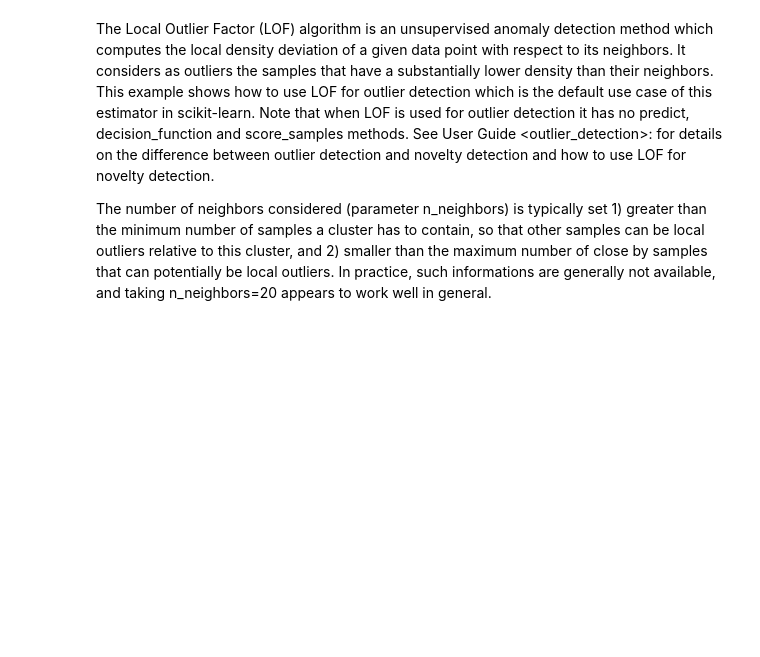
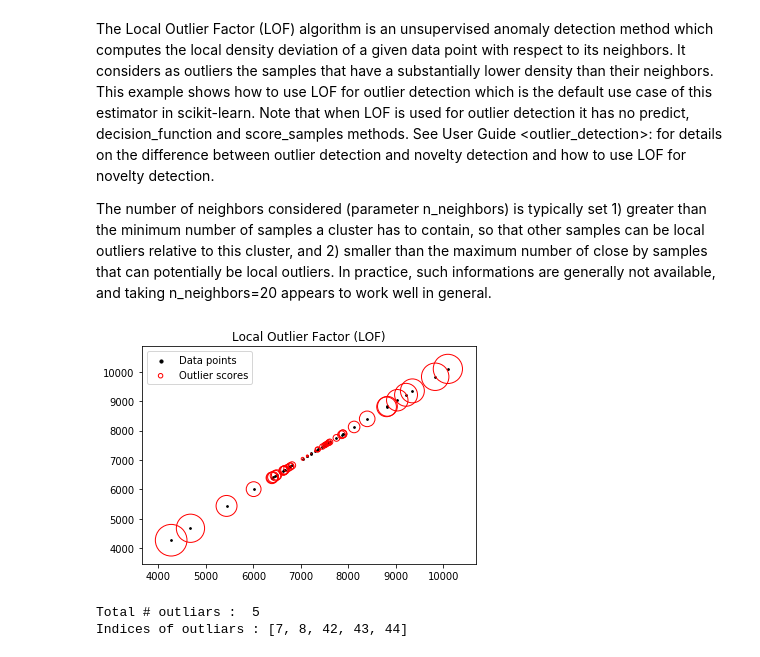
Before and after one commit to Subhasishbasak/Anomaly_detection, a Jupyter notebook: notebooks/Data_cleaning.ipynb, the cells around one changed output. Drawn from its saved outputs; the diff is of its cells as text; code cells hidden in the pictures; blank space fills up the shorter version.

```diff
--- a/notebooks/Data_cleaning.ipynb
+++ b/notebooks/Data_cleaning.ipynb
@@ -71,0 +29,13 @@ Name: AC2.6, dtype: bool
+# %%
+# Dictionary storing the data type (Checked or Not-checked)
+data_type = {}
+for i in variables:
+    data_type[i] = data[i][1]
+# %%
+# Filters the data for the missing values (for e.g. ' ', NAN, na, n/a)
+def Cleaner(x):
+    x = np.array(data["AC"+str(x)][2:])
+    x_cleaned = [float(i) for i in x if str(i) != 'nan']
+    if len(x) == len(x_cleaned):
+        print("No missing values found")
+    return x_cleaned
@@ -77,0 +73,32 @@ The number of neighbors considered (parameter n_neighbors) is typically set 1) g
+# %%
+X = Cleaner(2.6)
+X = list(zip(X,X))
+X = np.array(X)
+# %%
+def LOF(X):
+    clf = LocalOutlierFactor(n_neighbors=20, algorithm = 'auto')
+    y_pred = clf.fit_predict(X)
+
+    X_scores = clf.negative_outlier_factor_
+
+    plt.title("Local Outlier Factor (LOF)")
+    plt.scatter(X[:, 0], X[:, 1], color='k', s=3., label='Data points')
+    # plot circles with radius proportional to the outlier scores
+    radius = (X_scores.max() - X_scores) / (X_scores.max() - X_scores.min())
+    plt.scatter(X[:, 0], X[:, 1], s=1000 * radius, edgecolors='r',
+                facecolors='none', label='Outlier scores')
+    plt.axis('tight')
+    #plt.xlabel("prediction errors: %d" % (n_errors))
+    legend = plt.legend(loc='upper left')
+    legend.legendHandles[0]._sizes = [10]
+    legend.legendHandles[1]._sizes = [20]
+    plt.show()
+    print("Total # outliars : ", len(y_pred[np.where( y_pred < 0 )]))
+    print("Indices of outliars :",np.where(y_pred == -1)[0].tolist())
+    #return(X_scores)
+# %%
+LOF(X)
+# %% [output]
+[figure, added]
+Total # outliars :  5
+Indices of outliars : [7, 8, 42, 43, 44]
```
Also changed, not shown: parts of 10 cells of this notebook.
